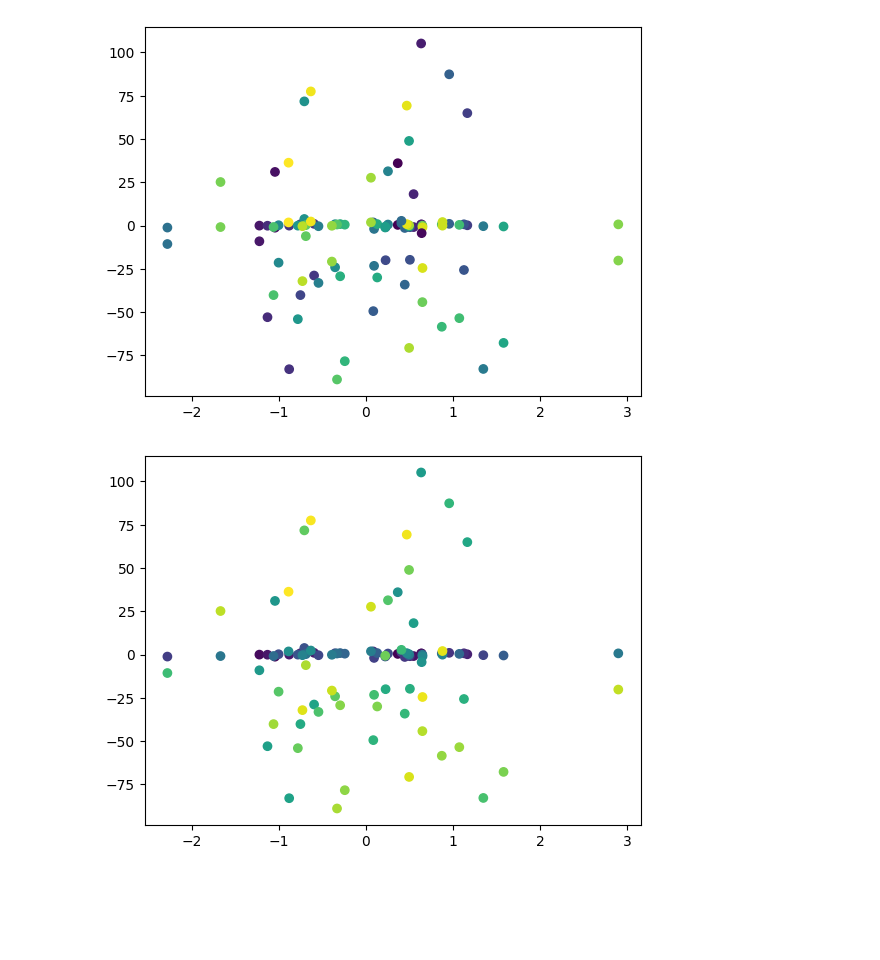
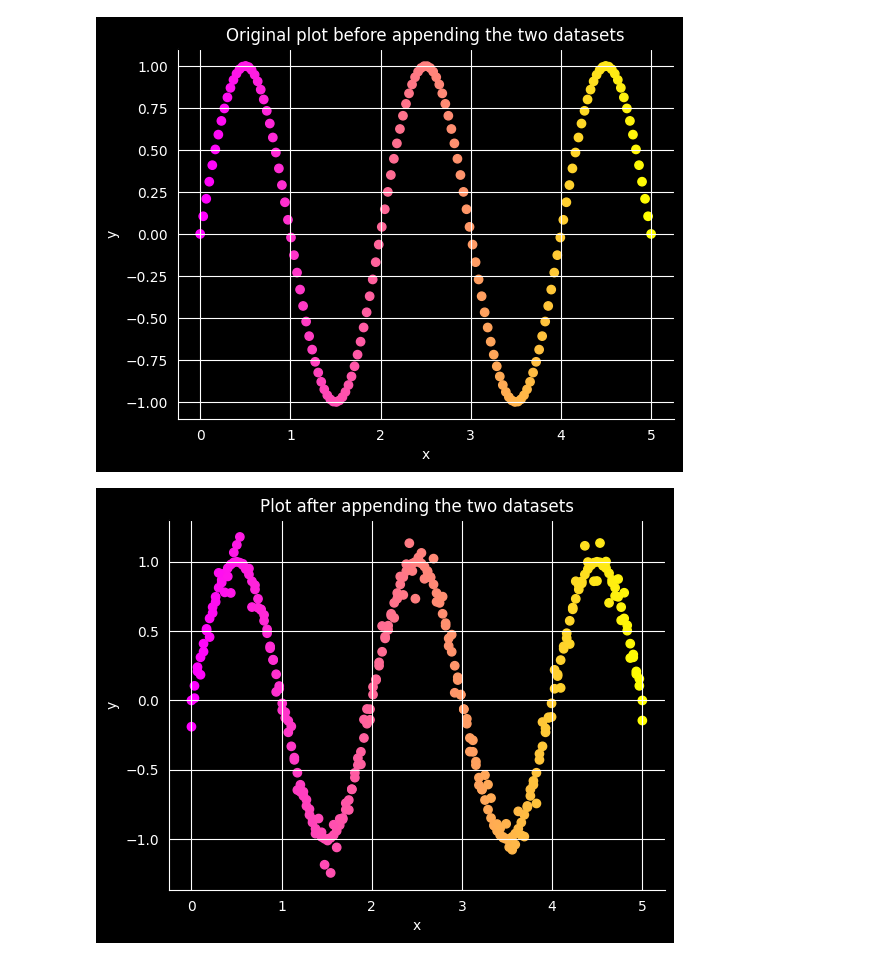
Before and after one commit to sanderstoy/MOD550, a Jupyter notebook: code/exercise_1.ipynb, the cells around one changed output. Saved outputs shown, nothing was run; the diff lists cells and outputs as text; code cells hidden in the pictures; blank space fills up the shorter version.

```diff
--- a/code/exercise_1.ipynb
+++ b/code/exercise_1.ipynb
@@ -8,22 +8,30 @@ class generate():
     ''' Initialization of the class '''
     def __init__(self, points, noise):
         self.points = points
-        self.noise = np.random.randn(noise)
-        self.x = np.random.randn(self.points)
-        self.y = np.random.randn(self.points)
-        self.true_slope = 5
-        self.true_intercept = 50
+        self.noise = np.random.randn(self.points)*noise
+        self.x = np.linspace(0, 5, self.points)
+        self.y = np.sin(np.pi*self.x)
 
     def generate_data(self):
         ''' Generate data with noise '''
-        y = self.true_slope*self.x*self.noise + self.true_intercept*self.noise
+        y = self.y + self.noise
         return y
 
     def plot(self):
         ''' Plot the data '''
-        color = cm.viridis(np.linspace(0, 1, 50))
+        color = cm.spring(np.linspace(0, 1, self.points))
         plt.scatter(self.x, self.y, c=color)
-        plt.scatter(self.x, self.generate_data(), c=color)
+        plt.title('Original plot before appending the two datasets', c='white')
+        plt.xlabel('x', c='white')
+        plt.ylabel('y', c='white')
+        plt.gca().set_facecolor('black')
+        plt.gcf().set_facecolor('black')
+        plt.xticks(color='white')
+        plt.yticks(color='white')
+        ax = plt.gca()
+        ax.spines['left'].set_color('white')
+        ax.spines['bottom'].set_color('white')
+        plt.grid(color='white')
         plt.savefig('../data/plot_1.png', dpi=200)
         plt.show()
 
@@ -41,38 +49,48 @@ class generate():
         return appended_2d
 
     def plot_new_data(self):
         appended_2d = self.append()
-        color = cm.viridis(np.linspace(0, 1, 100))
-        plt.scatter(appended_2d[:,0], appended_2d[:,1], c=color)
-        plt.savefig('../data/plot_2.png')
+        color = cm.spring(np.linspace(0, 1, self.points))
+        plt.scatter(appended_2d[:150,0], appended_2d[:150,1], c=color)
+        plt.scatter(appended_2d[150:,0], appended_2d[150:,1], c=color)
+        plt.title('Plot after appending the two datasets', color='white')
+        plt.xlabel('x', c='white')
+        plt.ylabel('y', c='white')
+        plt.gca().set_facecolor('black')
+        plt.gcf().set_facecolor('black')
+        plt.xticks(color='white')
+        plt.yticks(color='white')
+        ax = plt.gca()
+        ax.spines['left'].set_color('white')
+        ax.spines['bottom'].set_color('white')
+        plt.grid(color='white')
+        plt.savefig('../data/plot_2.png', dpi=200)
         plt.show()
 
     def save_metadata(self):
         appended_2d = self.append()
         metadata = {
                 'plot': 'plot_2.png',
                 'points': len(appended_2d),
                 'noise': list(self.noise),
-                'true_slope': self.true_slope,
-                'true_intercept': self.true_intercept
             }
         with open('../data/metadata_plot_2.json', 'w') as f:
             json.dump(metadata, f, indent=4)
 
-data = generate(50, 50)
+data = generate(150, 0.1)
 
 data.plot()
 
 # xy, xy_noise_truth = data.data2d()
 
 # xy = np.array(xy)
 # xy_noise_truth = np.array(xy_noise_truth)
 
 # appended_2d = data.append()
 
 data.plot_new_data()
 
 data.save_metadata()
 # %% [output]
-[figure, old version]
+[figure, new version]
-[figure, old version]
+[figure, new version]
```
Also changed, not shown: 3 other files.
